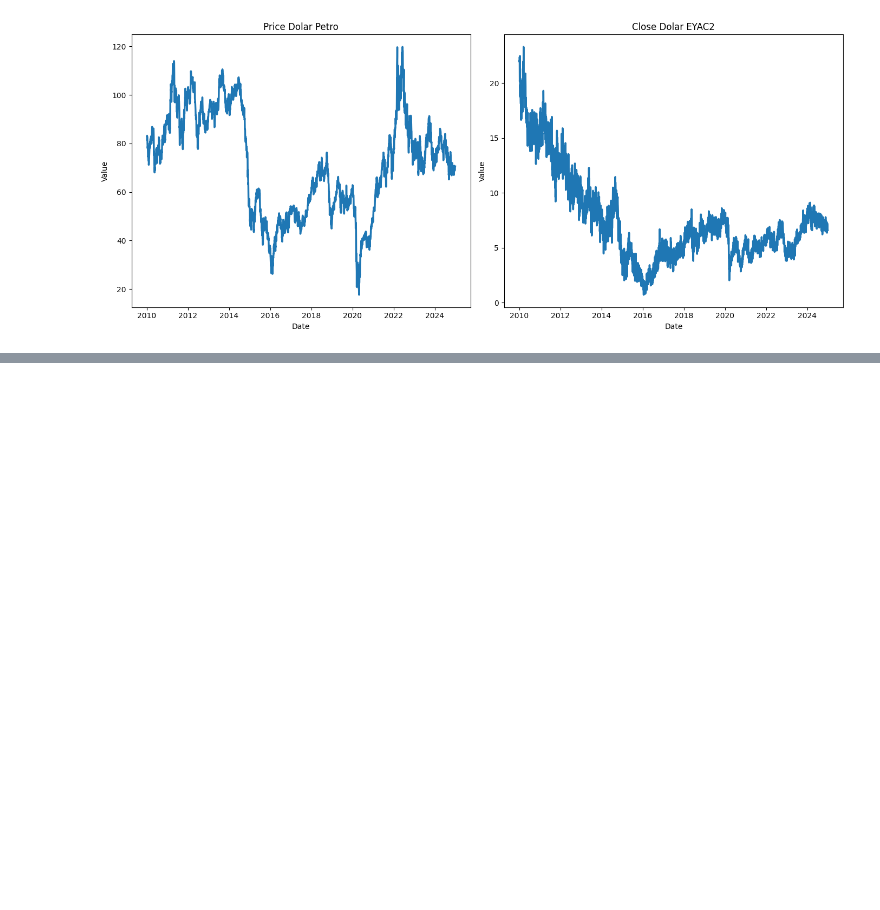
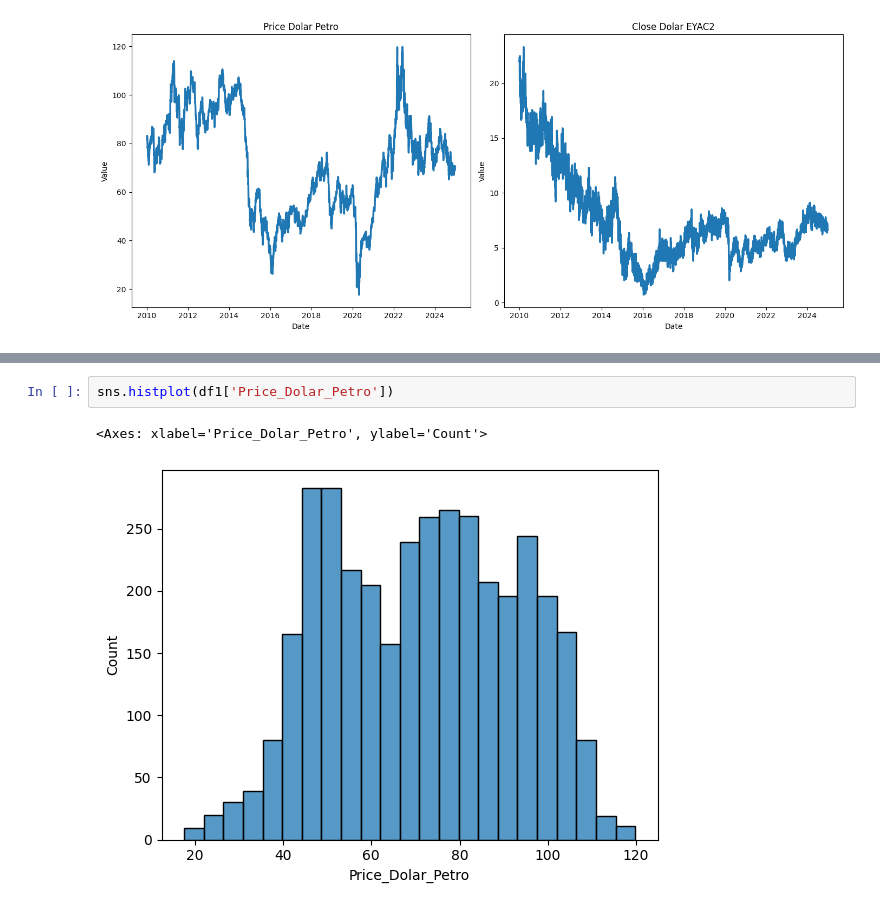
Before and after one commit to Juanpcsdev/Oil-Stock-Project, a Jupyter notebook: Notebooks/Analise/AnaliseExploratoria.ipynb, the cells around one changed output, grey strips where cells are left out. Drawn from its saved outputs; the diff is of its cells as text; blank space fills up the shorter version.

```diff
--- a/Notebooks/Analise/AnaliseExploratoria.ipynb
+++ b/Notebooks/Analise/AnaliseExploratoria.ipynb
@@ -99,0 +137,5 @@ plt.show()
+# %%
+sns.histplot(df1['Price_Dolar_Petro'])
+# %% [output]
+<Axes: xlabel='Price_Dolar_Petro', ylabel='Count'>
+[figure, added]
```
Also changed, not shown: parts of 22 cells of this notebook.
